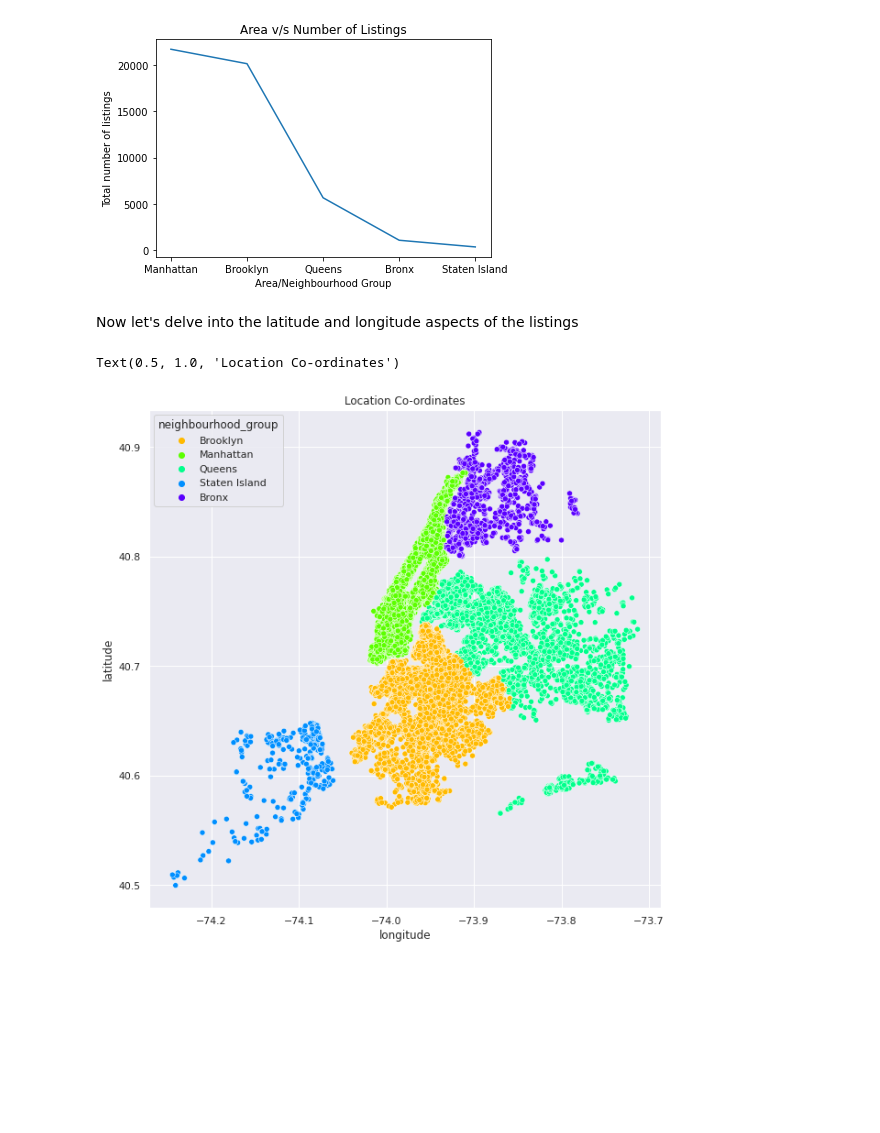
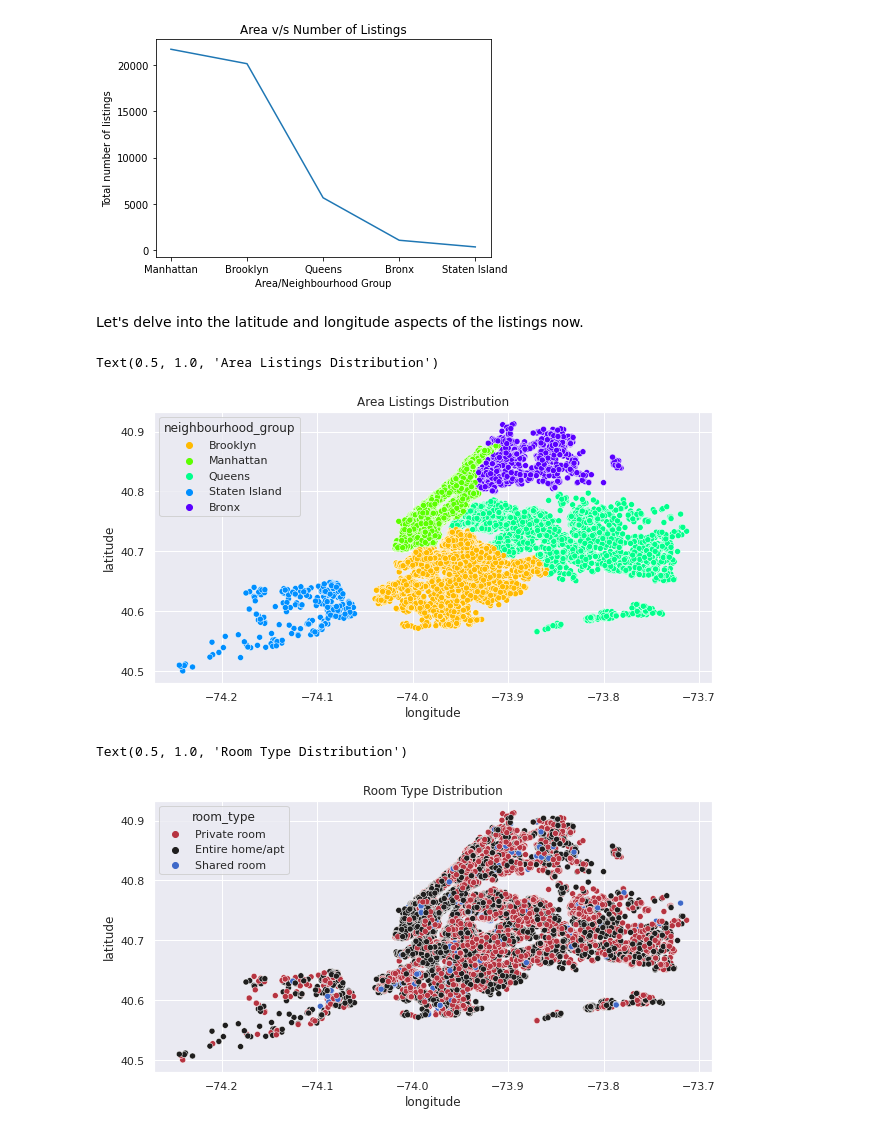
Before and after one commit to NayanaPradeep/Airbnb-Bookings-Analysis, a Jupyter notebook: Airbnb_Bookings_Analysis_Capstone_Project.ipynb, the cells around one changed output. Saved outputs shown, nothing was run; the diff lists cells and outputs as text; code cells hidden in the pictures; blank space fills up the shorter version.

```diff
--- a/Airbnb_Bookings_Analysis_Capstone_Project.ipynb
+++ b/Airbnb_Bookings_Analysis_Capstone_Project.ipynb
@@ -298,11 +319,18 @@ plt.xlabel('Area/Neighbourhood Group')
 Text(0.5, 0, 'Area/Neighbourhood Group')
 [figure]
 # %% [markdown]
-Now let's delve into the latitude and longitude aspects of the listings
+Let's delve into the latitude and longitude aspects of the listings now.
 # %%
-sns.set(rc={"figure.figsize": (10, 10)})
+sns.set(rc={"figure.figsize": (10, 5)})
 ax= sns.scatterplot(data=airbnb_df, x="longitude", y="latitude",hue='neighbourhood_group',palette='gist_rainbow')
-ax.set_title('Location Co-ordinates')
+ax.set_title('Area Listings Distribution')
 # %% [output]
-Text(0.5, 1.0, 'Location Co-ordinates')
+Text(0.5, 1.0, 'Area Listings Distribution')
-[figure, old version]
+[figure, new version]
+# %%
+sns.set(rc={"figure.figsize": (10, 5)})
+ax= sns.scatterplot(data=airbnb_df, x="longitude", y="latitude",hue='room_type',palette='icefire_r')
+ax.set_title('Room Type Distribution')
+# %% [output]
+Text(0.5, 1.0, 'Room Type Distribution')
+[figure, added]
```
Also changed, not shown: parts of 14 cells of this notebook.
